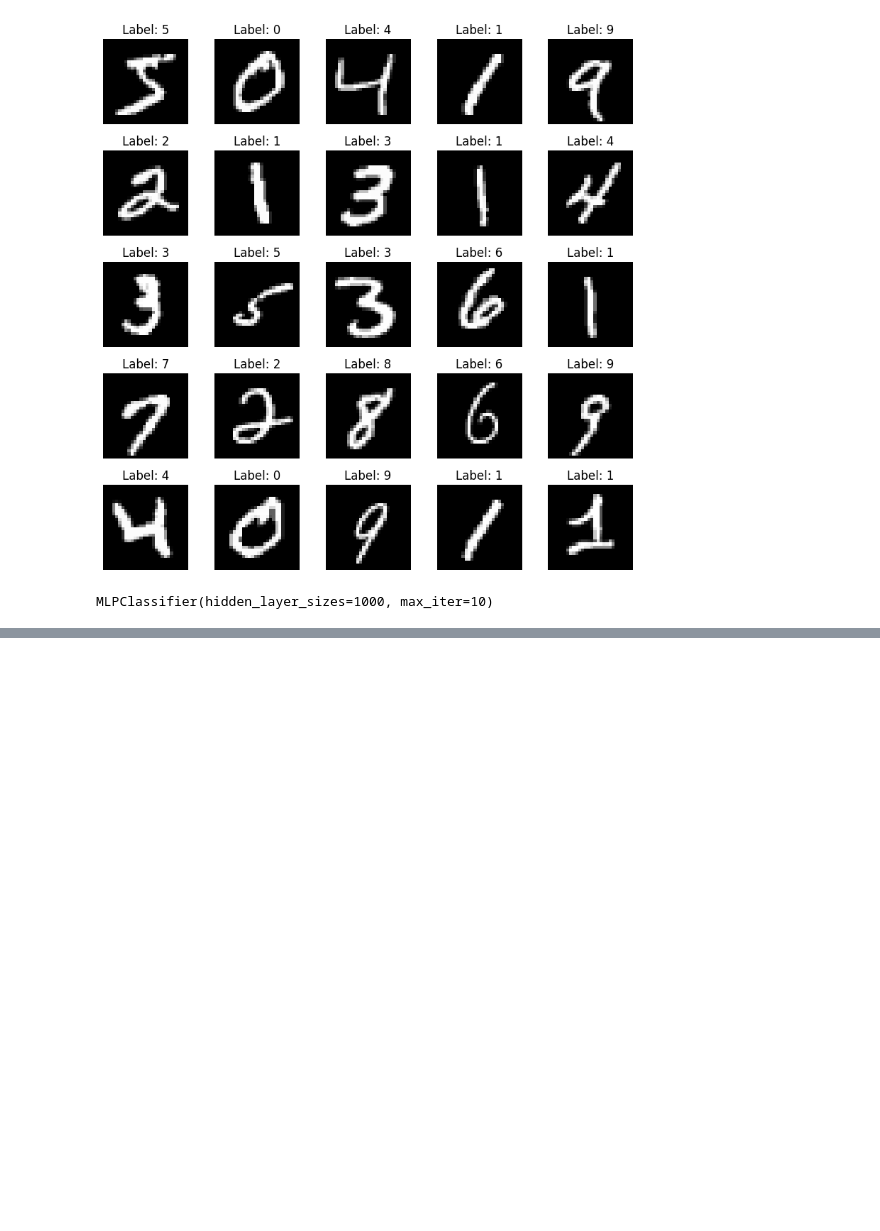
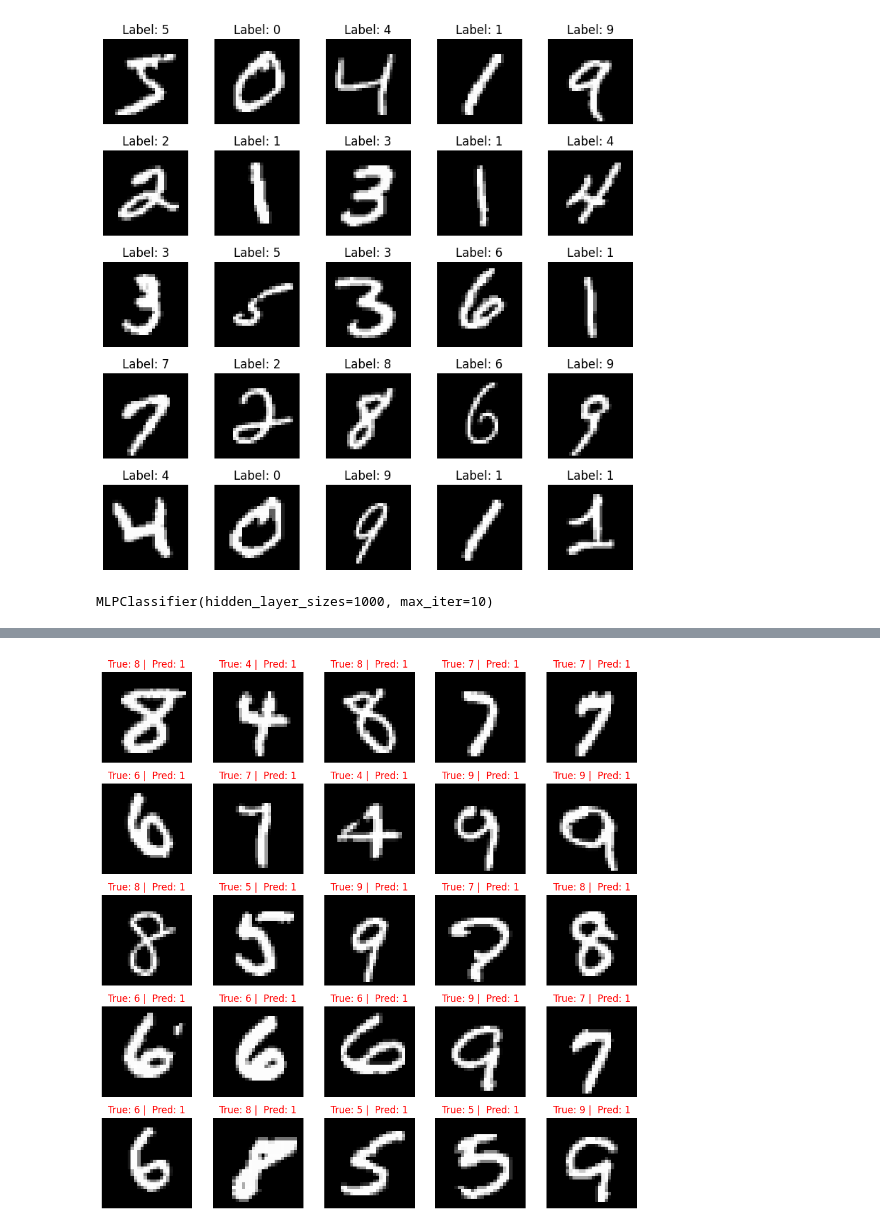
Before and after one commit to UPEN-Thaitiel/neural-networks-introduction-1Francisco, a Jupyter notebook: digits.ipynb, the cells around one changed output, grey strips where cells are left out. Cells and saved outputs as stored; diff of their text form; code cells hidden in the pictures; blank space fills up the shorter version.

```diff
--- a/digits.ipynb
+++ b/digits.ipynb
@@ -116,7 +123,28 @@ sns.heatmap(confusion_matrix(y_test, predictions_NN), fmt='d', annot=True, cmap=
 # %%
-mask = y_test.isin[4, 5, 6, 7, 8, 9]
-x_sel = x_test[mask].reset_index(drop=True)
+mask = y_test.isin([4, 5, 6, 7, 8, 9])
+X_sel = x_test[mask].reset_index(drop=True)
 y_true_sel = y_test[mask].reset_index(drop=True)
-y_pred_sel = predictions_NN1[mask]
+y_pred_sel = predictions_NN[mask]
 
-error_mask = y_pred
+error_mask = y_pred_sel != y_true_sel
+
+X_sel = X_sel[error_mask]
+y_true_sel = y_true_sel[error_mask].reset_index(drop=True)
+y_pred_sel = y_pred_sel[error_mask]
+
+fig, axes = plt.subplots(5, 5, figsize=(10, 10))
+for i, ax in enumerate(axes.flat):
+    if i >= len(X_sel):
+        break
+    img = X_sel.iloc[i].values.reshape(28, 28)
+    true_label = y_true_sel.iloc[i]
+    pred_label = y_pred_sel[i]
+
+    ax.imshow(img, cmap='gray')
+    color = 'red' if true_label != pred_label else 'green'
+    ax.set_title(f'True: {true_label} |  Pred: {pred_label}', color=color)
+    ax.axis('off')
+plt.tight_layout()
+plt.show()
+# %% [output]
+[figure, added]
```
Also changed, not shown: parts of 2 cells of this notebook, 1 other file.
